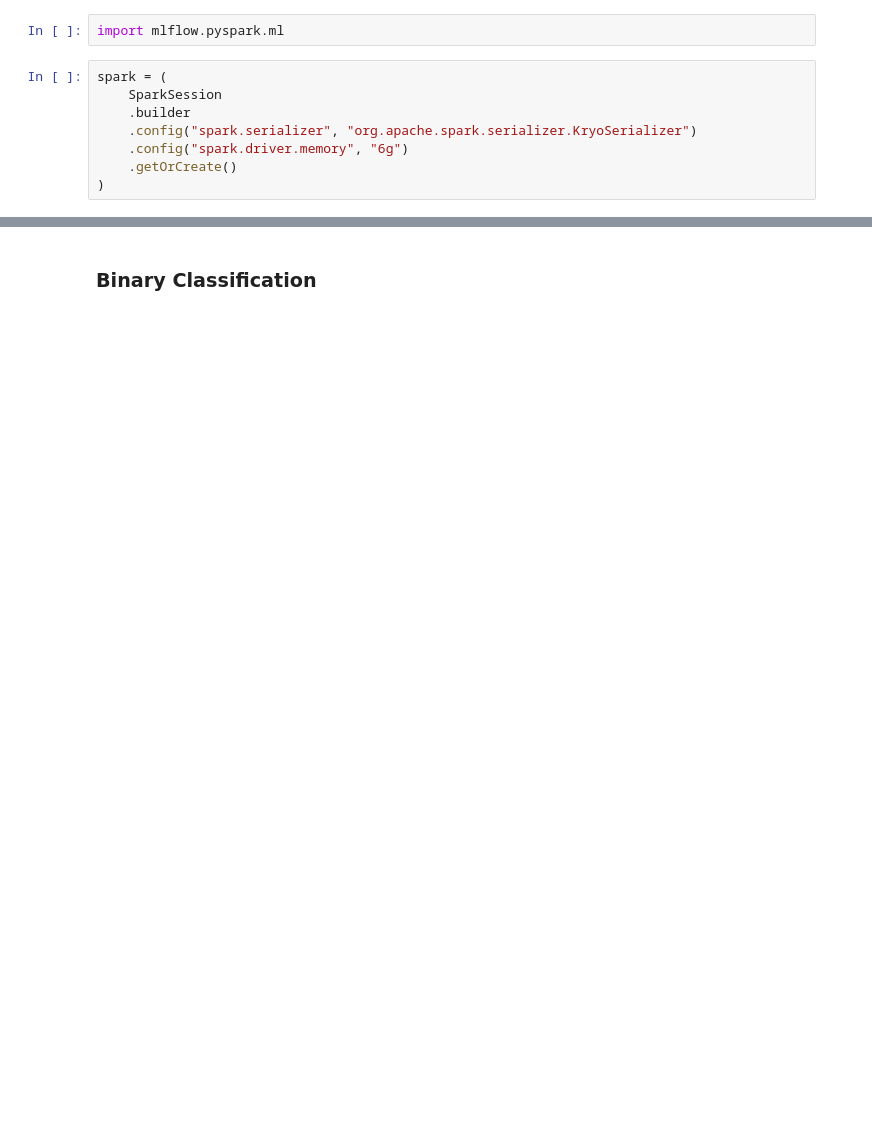
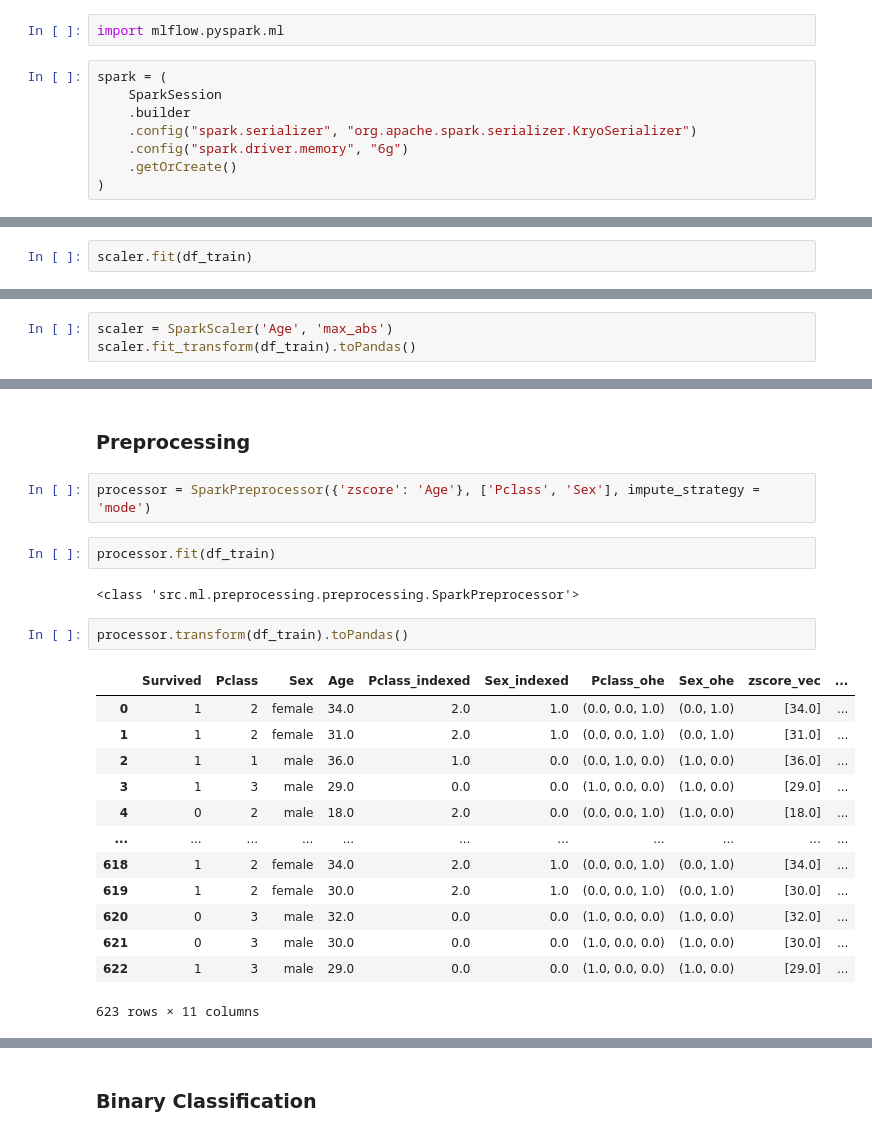
Before and after one commit to A3Data/hermione, a Jupyter notebook: hermione/module_templates/__IMPLEMENTED_PYSPARK__/src/ml/notebooks/Examples.ipynb, the cells around one changed output, grey strips where cells are left out. Drawn from its saved outputs; the diff is of its cells as text; blank space fills up the shorter version.

```diff
--- a/hermione/module_templates/__IMPLEMENTED_PYSPARK__/src/ml/notebooks/Examples.ipynb
+++ b/hermione/module_templates/__IMPLEMENTED_PYSPARK__/src/ml/notebooks/Examples.ipynb
@@ -31,0 +50,2 @@ spark = (
+# %%
+scaler.fit(df_train)
@@ -31,0 +70,3 @@ spark = (
+# %%
+scaler = SparkScaler('Age', 'max_abs')
+scaler.fit_transform(df_train).toPandas()
@@ -31,0 +87,24 @@ spark = (
+# %% [markdown]
+### Preprocessing
+# %%
+processor = SparkPreprocessor({'zscore': 'Age'}, ['Pclass', 'Sex'], impute_strategy = 'mode')
+# %%
+processor.fit(df_train)
+# %% [output]
+<class 'src.ml.preprocessing.preprocessing.SparkPreprocessor'>
+# %%
+processor.transform(df_train).toPandas()
+# %% [output]
+|  | Survived | Pclass | Sex | Age | Pclass_indexed | Sex_indexed | Pclass_ohe | Sex_ohe | zscore_vec | ... |
+| 0 | 1 | 2 | female | 34.0 | 2.0 | 1.0 | (0.0, 0.0, 1.0) | (0.0, 1.0) | [34.0] | ... |
+| 1 | 1 | 2 | female | 31.0 | 2.0 | 1.0 | (0.0, 0.0, 1.0) | (0.0, 1.0) | [31.0] | ... |
+| 2 | 1 | 1 | male | 36.0 | 1.0 | 0.0 | (0.0, 1.0, 0.0) | (1.0, 0.0) | [36.0] | ... |
+| 3 | 1 | 3 | male | 29.0 | 0.0 | 0.0 | (1.0, 0.0, 0.0) | (1.0, 0.0) | [29.0] | ... |
+| 4 | 0 | 2 | male | 18.0 | 2.0 | 0.0 | (0.0, 0.0, 1.0) | (1.0, 0.0) | [18.0] | ... |
+| ... | ... | ... | ... | ... | ... | ... | ... | ... | ... | ... |
+| 618 | 1 | 2 | female | 34.0 | 2.0 | 1.0 | (0.0, 0.0, 1.0) | (0.0, 1.0) | [34.0] | ... |
+| 619 | 1 | 2 | female | 30.0 | 2.0 | 1.0 | (0.0, 0.0, 1.0) | (0.0, 1.0) | [30.0] | ... |
+| 620 | 0 | 3 | male | 32.0 | 0.0 | 0.0 | (1.0, 0.0, 0.0) | (1.0, 0.0) | [32.0] | ... |
+| 621 | 0 | 3 | male | 30.0 | 0.0 | 0.0 | (1.0, 0.0, 0.0) | (1.0, 0.0) | [30.0] | ... |
+| 622 | 1 | 3 | male | 29.0 | 0.0 | 0.0 | (1.0, 0.0, 0.0) | (1.0, 0.0) | [29.0] | ... |
+623 rows × 11 columns
```
Also changed, not shown: parts of 67 cells of this notebook, 10 other files.
